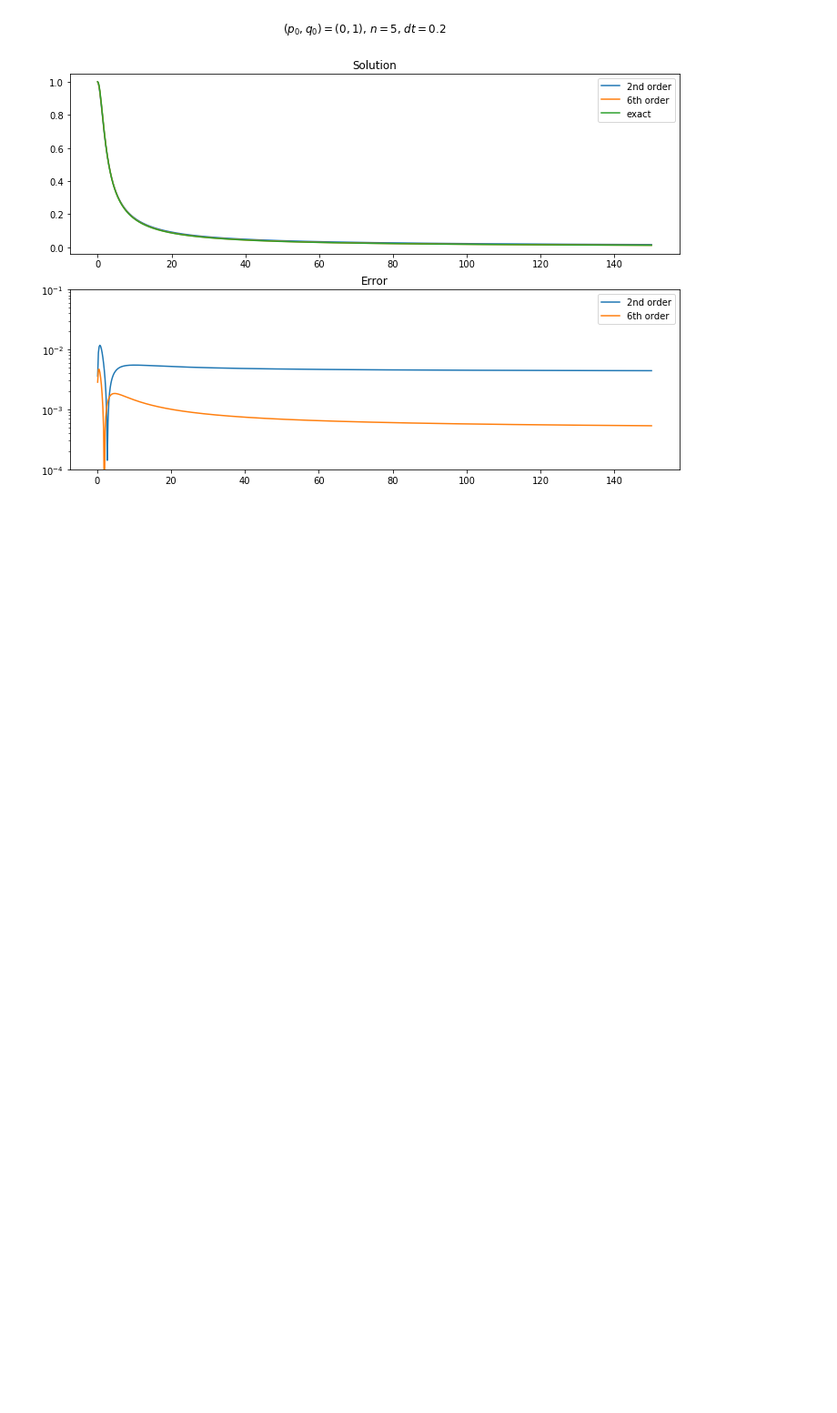
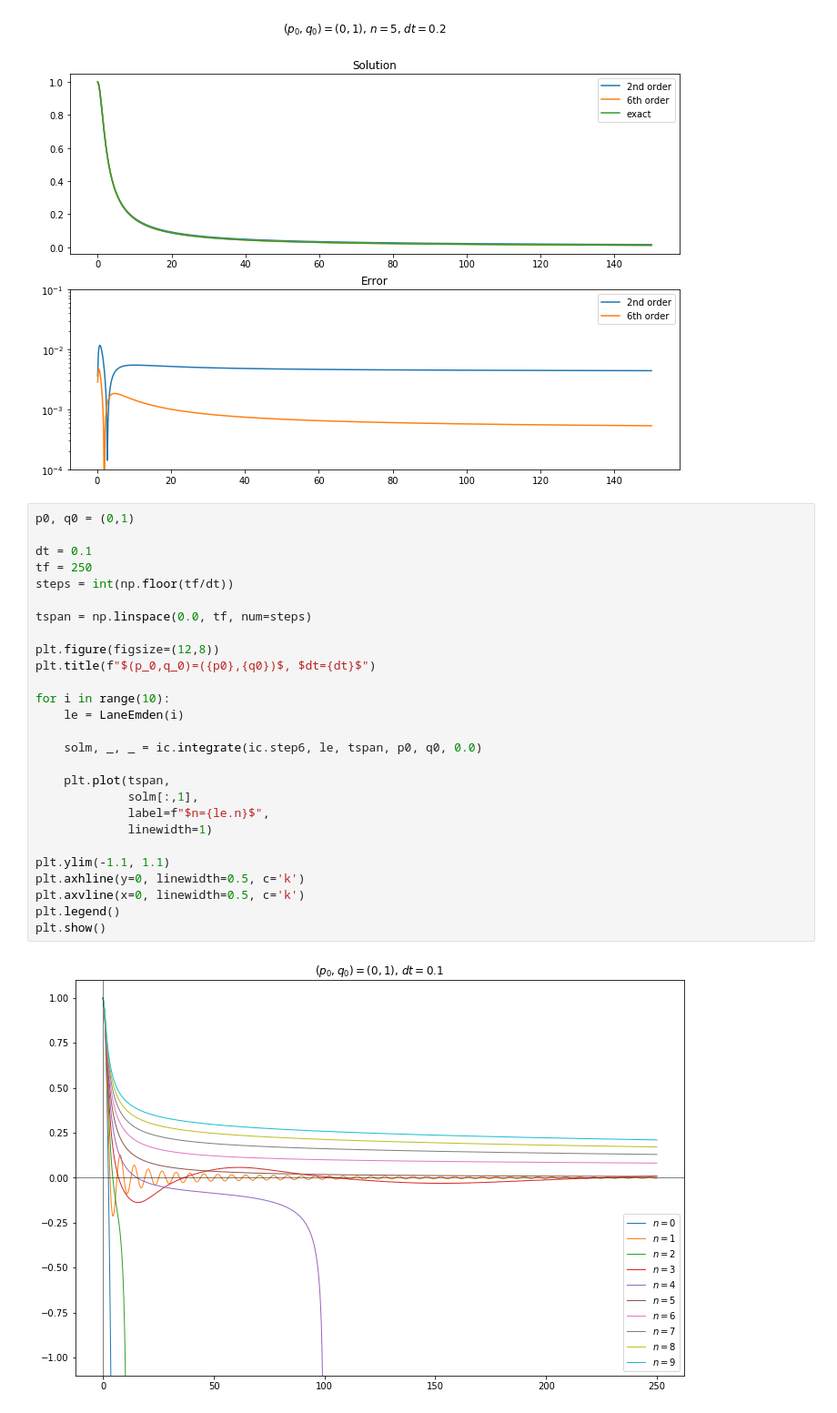
Before and after one commit to mseri/contact-integrators, a Jupyter notebook: The Lane-Emden Model.ipynb, the cells around one changed output. Shown: that part at 91% size. Saved outputs shown, nothing was run; the diff lists cells and outputs as text; blank space fills up the shorter version.

Commit message:
Lane-Emden: reproduce common picture
Signed-off-by: Marcello Seri <marcello.seri@gmail.com>

```diff
--- a/The Lane-Emden Model.ipynb
+++ b/The Lane-Emden Model.ipynb
@@ -259,3 +259,32 @@ plt.legend()
 plt.show()
 # %% [output]
 [figure]
+# %%
+p0, q0 = (0,1)
+
+dt = 0.1
+tf = 250
+steps = int(np.floor(tf/dt))
+
+tspan = np.linspace(0.0, tf, num=steps)
+
+plt.figure(figsize=(12,8))
+plt.title(f"$(p_0,q_0)=({p0},{q0})$, $dt={dt}$")
+
+for i in range(10):
+    le = LaneEmden(i)
+
+    solm, _, _ = ic.integrate(ic.step6, le, tspan, p0, q0, 0.0)
+
+    plt.plot(tspan,
+             solm[:,1],
+             label=f"$n={le.n}$",
+             linewidth=1)
+
+plt.ylim(-1.1, 1.1)
+plt.axhline(y=0, linewidth=0.5, c='k')
+plt.axvline(x=0, linewidth=0.5, c='k')
+plt.legend()
+plt.show()
+# %% [output]
+[figure, added]
```
Also changed, not shown: parts of 1 cell of this notebook.
